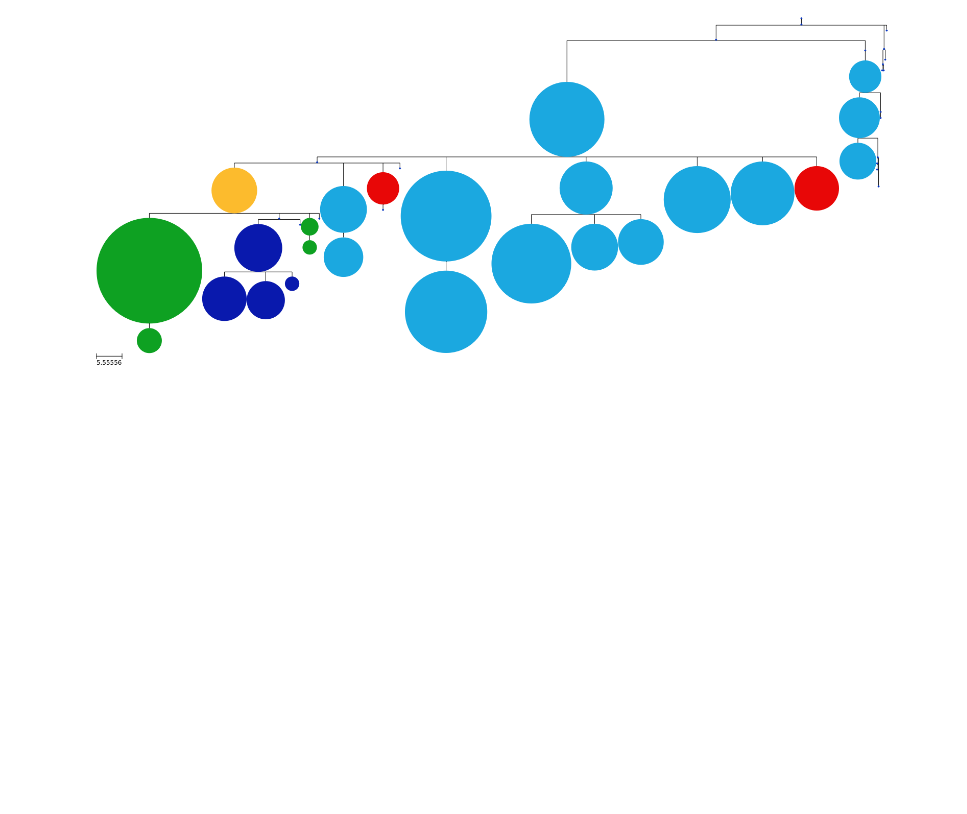
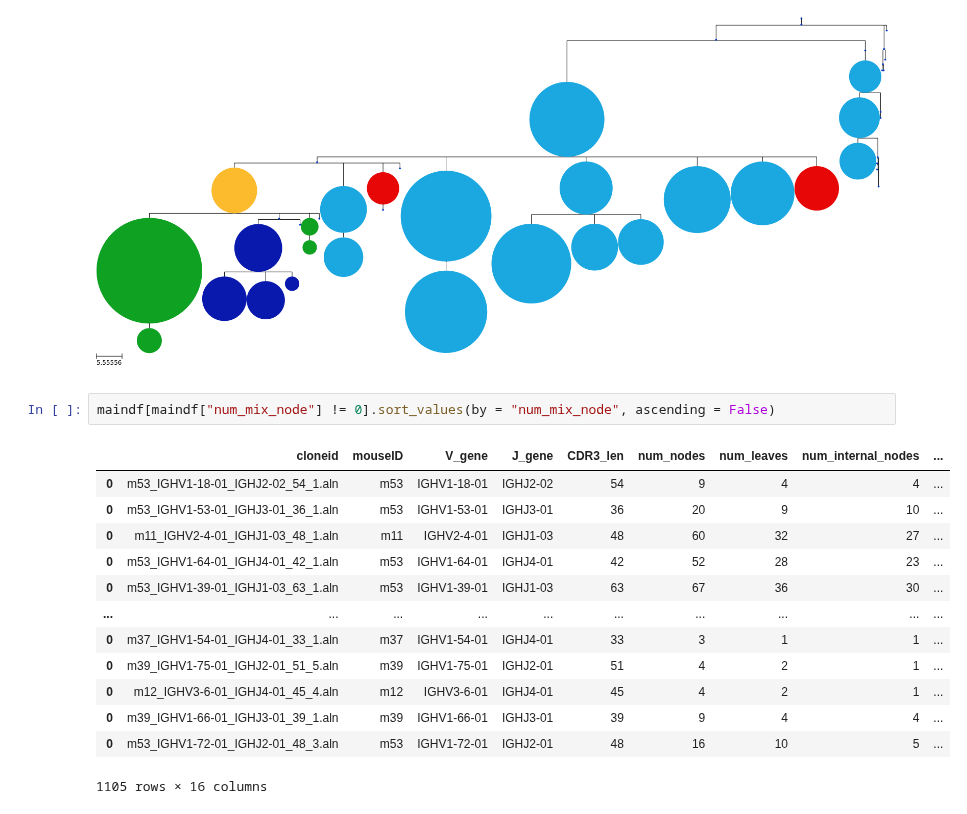
Before and after one commit to hieunguyen4193/sc_bulk_BCR_data_analysis, a Jupyter notebook: Tree01_Load_trees.ipynb, the cells around one changed output. Saved outputs shown, nothing was run; the diff lists cells and outputs as text; blank space fills up the shorter version.

```diff
--- a/Tree01_Load_trees.ipynb
+++ b/Tree01_Load_trees.ipynb
@@ -144,3 +144,19 @@ ts.show_leaf_name = False
 treeobj.tree.render("%%inline", tree_style=ts)
 # %% [output]
 [figure]
+# %%
+maindf[maindf["num_mix_node"] != 0].sort_values(by = "num_mix_node", ascending = False)
+# %% [output]
+|  | cloneid | mouseID | V_gene | J_gene | CDR3_len | num_nodes | num_leaves | num_internal_nodes | ... |
+| 0 | m53_IGHV1-18-01_IGHJ2-02_54_1.aln | m53 | IGHV1-18-01 | IGHJ2-02 | 54 | 9 | 4 | 4 | ... |
+| 0 | m53_IGHV1-53-01_IGHJ3-01_36_1.aln | m53 | IGHV1-53-01 | IGHJ3-01 | 36 | 20 | 9 | 10 | ... |
+| 0 | m11_IGHV2-4-01_IGHJ1-03_48_1.aln | m11 | IGHV2-4-01 | IGHJ1-03 | 48 | 60 | 32 | 27 | ... |
+| 0 | m53_IGHV1-64-01_IGHJ4-01_42_1.aln | m53 | IGHV1-64-01 | IGHJ4-01 | 42 | 52 | 28 | 23 | ... |
+| 0 | m53_IGHV1-39-01_IGHJ1-03_63_1.aln | m53 | IGHV1-39-01 | IGHJ1-03 | 63 | 67 | 36 | 30 | ... |
+| ... | ... | ... | ... | ... | ... | ... | ... | ... | ... |
+| 0 | m37_IGHV1-54-01_IGHJ4-01_33_1.aln | m37 | IGHV1-54-01 | IGHJ4-01 | 33 | 3 | 1 | 1 | ... |
+| 0 | m39_IGHV1-75-01_IGHJ2-01_51_5.aln | m39 | IGHV1-75-01 | IGHJ2-01 | 51 | 4 | 2 | 1 | ... |
+| 0 | m12_IGHV3-6-01_IGHJ4-01_45_4.aln | m12 | IGHV3-6-01 | IGHJ4-01 | 45 | 4 | 2 | 1 | ... |
+| 0 | m39_IGHV1-66-01_IGHJ3-01_39_1.aln | m39 | IGHV1-66-01 | IGHJ3-01 | 39 | 9 | 4 | 4 | ... |
+| 0 | m53_IGHV1-72-01_IGHJ2-01_48_3.aln | m53 | IGHV1-72-01 | IGHJ2-01 | 48 | 16 | 10 | 5 | ... |
+1105 rows × 16 columns
```
